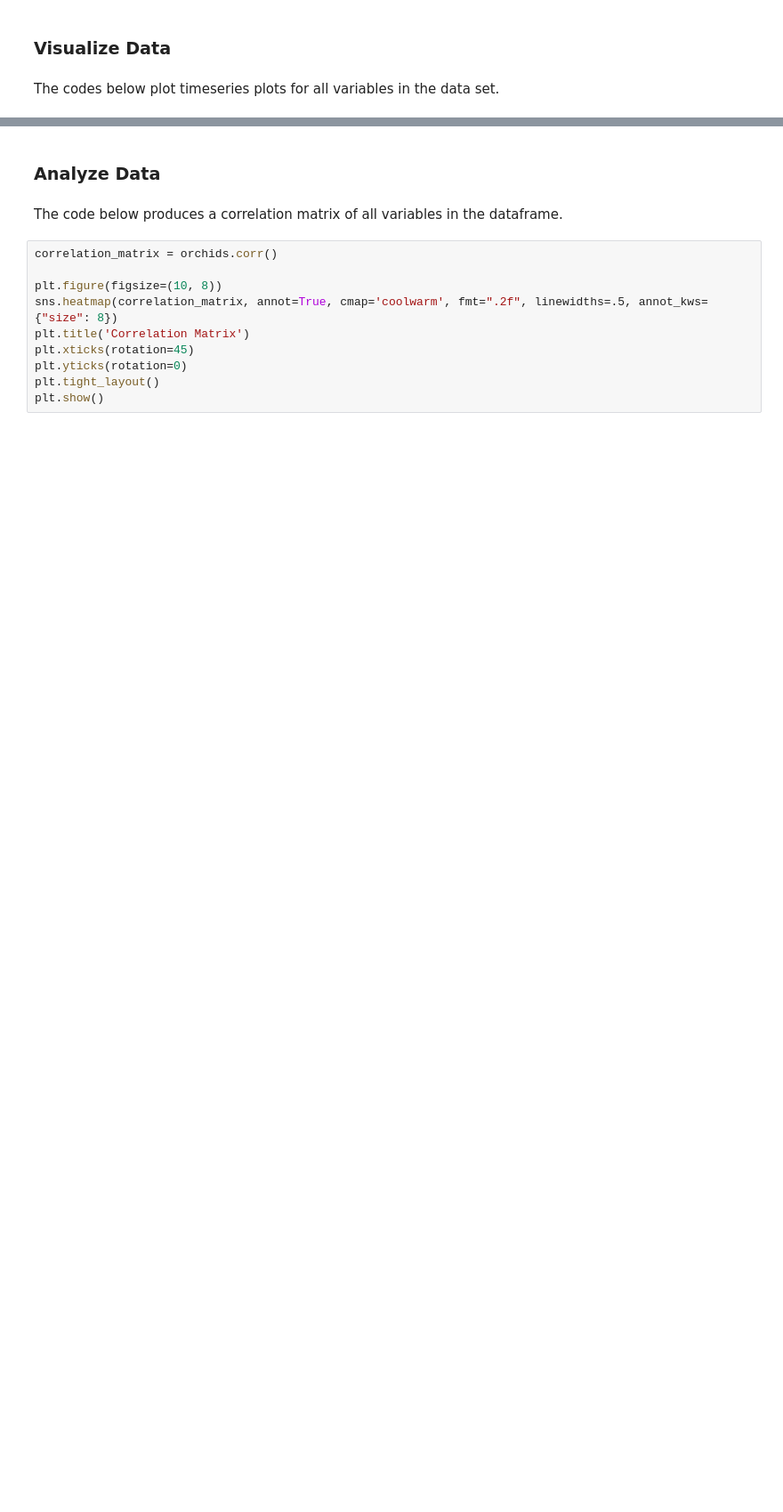
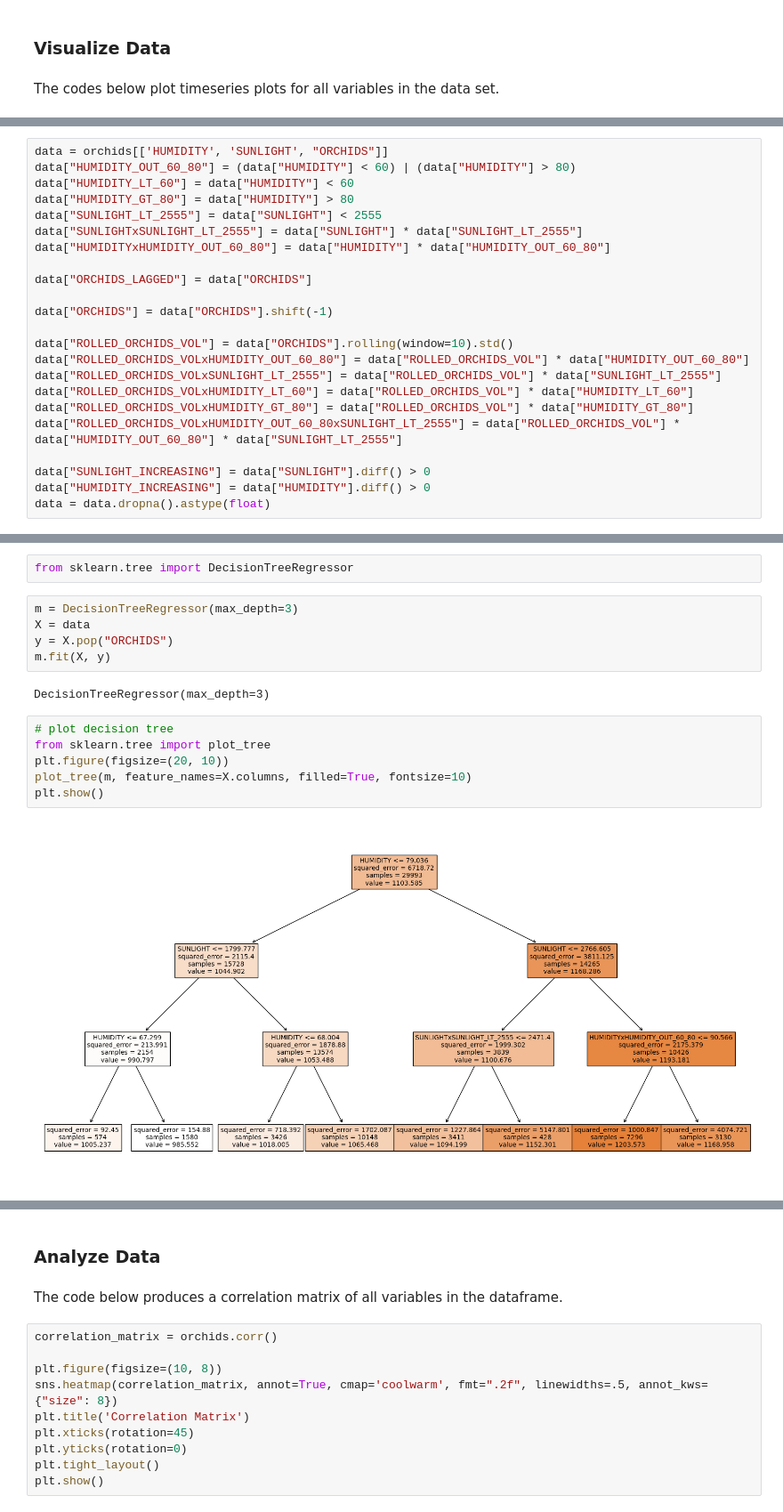
Before and after one commit to felixpoirier1/Prosperity, a Jupyter notebook: notebooks/R2 Exploratory Data Analysis.ipynb, the cells around one changed output, grey strips where cells are left out. Shown at 89% size. Saved outputs shown, nothing was run; the diff lists cells and outputs as text; blank space fills up the shorter version.

```diff
--- a/notebooks/R2 Exploratory Data Analysis.ipynb
+++ b/notebooks/R2 Exploratory Data Analysis.ipynb
@@ -161,0 +399,23 @@ plot_orchids_sunlight_humidity(orchids)
+# %%
+data = orchids[['HUMIDITY', 'SUNLIGHT', "ORCHIDS"]]
+data["HUMIDITY_OUT_60_80"] = (data["HUMIDITY"] < 60) | (data["HUMIDITY"] > 80)
+data["HUMIDITY_LT_60"] = data["HUMIDITY"] < 60
+data["HUMIDITY_GT_80"] = data["HUMIDITY"] > 80
+data["SUNLIGHT_LT_2555"] = data["SUNLIGHT"] < 2555
+data["SUNLIGHTxSUNLIGHT_LT_2555"] = data["SUNLIGHT"] * data["SUNLIGHT_LT_2555"]
+data["HUMIDITYxHUMIDITY_OUT_60_80"] = data["HUMIDITY"] * data["HUMIDITY_OUT_60_80"]
+
+data["ORCHIDS_LAGGED"] = data["ORCHIDS"]
+
+data["ORCHIDS"] = data["ORCHIDS"].shift(-1)
+
+data["ROLLED_ORCHIDS_VOL"] = data["ORCHIDS"].rolling(window=10).std()
+data["ROLLED_ORCHIDS_VOLxHUMIDITY_OUT_60_80"] = data["ROLLED_ORCHIDS_VOL"] * data["HUMIDITY_OUT_60_80"]
+data["ROLLED_ORCHIDS_VOLxSUNLIGHT_LT_2555"] = data["ROLLED_ORCHIDS_VOL"] * data["SUNLIGHT_LT_2555"]
+data["ROLLED_ORCHIDS_VOLxHUMIDITY_LT_60"] = data["ROLLED_ORCHIDS_VOL"] * data["HUMIDITY_LT_60"]
+data["ROLLED_ORCHIDS_VOLxHUMIDITY_GT_80"] = data["ROLLED_ORCHIDS_VOL"] * data["HUMIDITY_GT_80"]
+data["ROLLED_ORCHIDS_VOLxHUMIDITY_OUT_60_80xSUNLIGHT_LT_2555"] = data["ROLLED_ORCHIDS_VOL"] * data["HUMIDITY_OUT_60_80"] * data["SUNLIGHT_LT_2555"]
+
+data["SUNLIGHT_INCREASING"] = data["SUNLIGHT"].diff() > 0
+data["HUMIDITY_INCREASING"] = data["HUMIDITY"].diff() > 0
+data = data.dropna().astype(float)
@@ -161,0 +485,17 @@ plot_orchids_sunlight_humidity(orchids)
+# %%
+from sklearn.tree import DecisionTreeRegressor
+# %%
+m = DecisionTreeRegressor(max_depth=3)
+X = data
+y = X.pop("ORCHIDS")
+m.fit(X, y)
+# %% [output]
+DecisionTreeRegressor(max_depth=3)
+# %%
+# plot decision tree
+from sklearn.tree import plot_tree
+plt.figure(figsize=(20, 10))
+plot_tree(m, feature_names=X.columns, filled=True, fontsize=10)
+plt.show()
+# %% [output]
+[figure, added]
```
Also changed, not shown: parts of 35 cells of this notebook, 3 other files.
